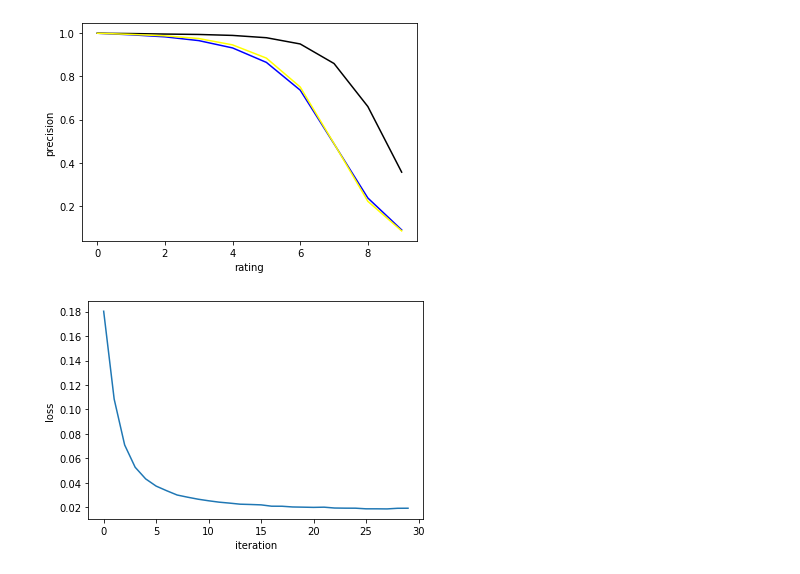
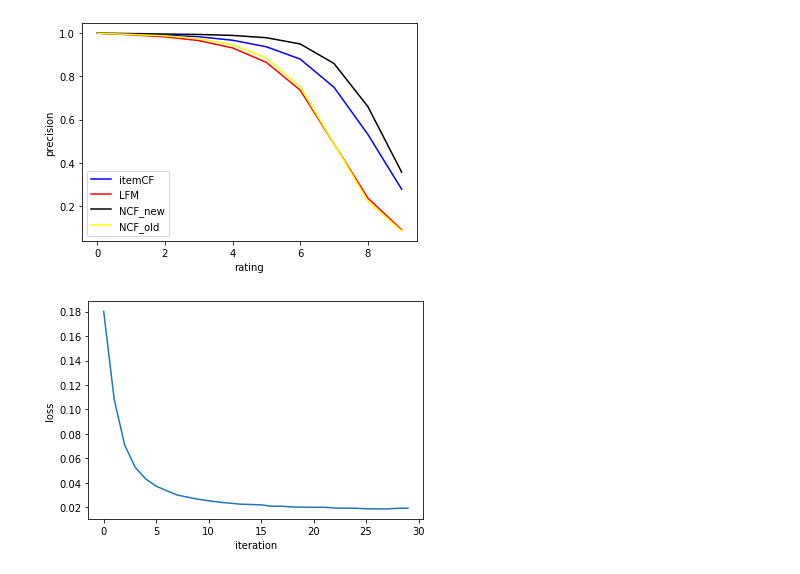
Before and after one commit to DruryXu/SCUthesis, a Jupyter notebook: data_analysis/data_analysis.ipynb, the cells around one changed output. Cells and saved outputs as stored; diff of their text form; code cells hidden in the pictures.

```diff
--- a/data_analysis/data_analysis.ipynb
+++ b/data_analysis/data_analysis.ipynb
@@ -4,22 +4,22 @@ import pandas as pd
 import numpy as np
 import seaborn as sns
 # %%
-# itemCF = [0.3143487858719647, 0.3143487858719647, 0.3139072847682119, 0.3130242825607064, 0.3090507726269316, 0.2997792494481236, 0.2785871964679912, 0.23443708609271524, 0.16247240618101544, 0.08653421633554084]
+itemCF = [1.0, 0.9962561157200595, 0.9911933631142311, 0.9838332269729845, 0.9675388215273345, 0.9372899383109978, 0.8802807913209957, 0.7497553711976175, 0.5318868325888109, 0.277898319506488]
 # item2vec = [0.43611111111111117, 0.43611111111111117, 0.43472222222222223, 0.4305555555555556, 0.4166666666666667, 0.3819444444444444, 0.30972222222222223, 0.18981481481481483, 0.09675925925925927, 0.033796296296296297]
 LFM = [1.0, 0.9927674962773878, 0.9833652414379922, 0.9658796000850883, 0.9320144650074453, 0.865049989363965, 0.7365241437991916, 0.48810891299723463, 0.23731121038077002, 0.08959795788130184]
 NCF_new = [1.0, 0.9985534992554778, 0.9962561157200597, 0.9943841735800895, 0.9899595830674325, 0.9792810040416934, 0.950393533290789, 0.859902148479047, 0.6607104871303978, 0.3569027866411402]
 NCF_old = [1.0, 0.9947245266964475, 0.9880450967879175, 0.9755371197617528, 0.9461391193363115, 0.8849181025313763, 0.7511167836630505, 0.48942778132312276, 0.22186768772601573, 0.08487555839183153]
 x_data = [i for i in range(10)]
-# itemCF, = plt.plot(x_data, itemCF, color = 'blue')
+itemCF, = plt.plot(x_data, itemCF, color = 'blue')
 # item2vec, = plt.plot(x_data, item2vec, color = 'red')
-LFM, = plt.plot(x_data, LFM, color = 'blue')
+LFM, = plt.plot(x_data, LFM, color = 'red')
 NCF_new, = plt.plot(x_data, NCF_new, color = 'black')
 NCF_old, = plt.plot(x_data, NCF_old, color = 'yellow')
-# plt.legend([itemCF, LFM, NCF_new, NCF_old], ['itemCF', 'LFM', 'NCF_new', 'NCF_old'])
+plt.legend([itemCF, LFM, NCF_new, NCF_old], ['itemCF', 'LFM', 'NCF_new', 'NCF_old'])
 plt.xlabel("rating")
 plt.ylabel("precision")
-# plt.savefig("precision.jpg")
+plt.savefig("precision.jpg")
 plt.show()
 # %% [output]
-[figure, old version]
+[figure, new version]
 # %%
```
Also changed, not shown: parts of 3 cells of this notebook, 12 other files.
